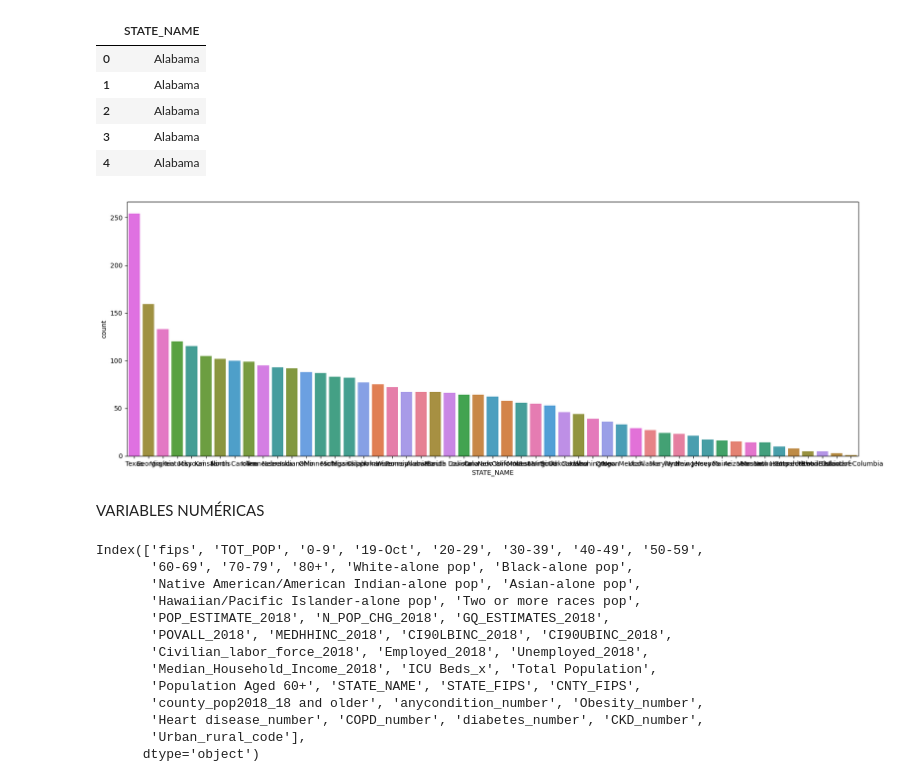
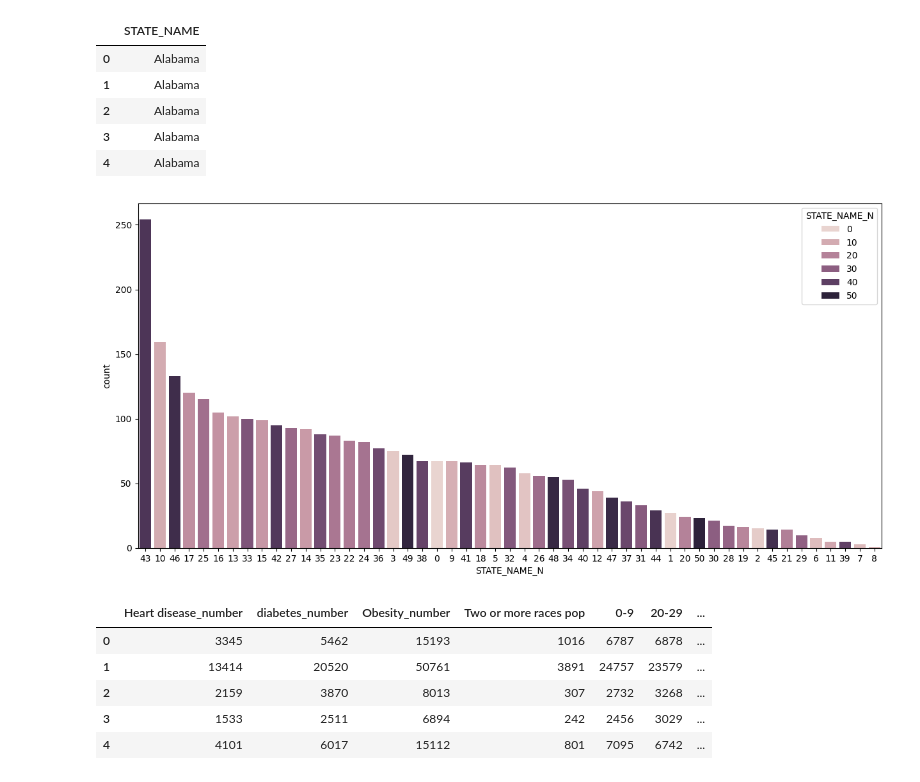
Before and after one commit to PuraCampos/Regr_Lineal_Regularizada, a Jupyter notebook: src/explore.ipynb, the cells around one changed output. Saved outputs shown, nothing was run; the diff lists cells and outputs as text; code cells hidden in the pictures.

```diff
--- a/src/explore.ipynb
+++ b/src/explore.ipynb
@@ -80,12 +37,0 @@ Urban_rural_code
-# %%
-columns=total_data.columns
-columns_out=[]
-for i in columns:
-    if ("%" in str(i)):
-        columns_out.append(i)
-    elif ("2014-18" in str(i)):
-        columns_out.append(i)
-    elif ("R_" in str(i)):
-        columns_out.append(i)
-total_data.drop(columns_out,axis=1, inplace=True)
-total_data.shape
@@ -94,2 +38,2 @@ total_data.shape
-# %%
-total_data.drop("COUNTY_NAME",axis=1, inplace=True)
+# %%
+total_data=total_data[["STATE_NAME",'Heart disease_number','diabetes_number','Obesity_number','Two or more races pop','0-9', '20-29', '30-39', '40-49','50-59','80+','Unemployed_2018','Total nurse practitioners (2019)','Total physician assistants (2019)','Total Hospitals (2019)','Total Specialist Physicians (2019)']]
@@ -135,32 +65,29 @@ df_cat.head()
 | 2 | Alabama |
 | 3 | Alabama |
 | 4 | Alabama |
+# %%
+import json
+ng = list(total_data["STATE_NAME"].unique())
+STATE_NAME_n = dict(zip(ng, list(range(len(ng)))))
+
+with open('/workspaces/Regr_Lineal_Regularizada/data/processed/STATE_NAME_N.json', 'w') as f:
+    json.dump(STATE_NAME_n, f)
+
+total_data["STATE_NAME_N"]=total_data["STATE_NAME"].map(STATE_NAME_n)
 # %%
-import matplotlib.pyplot as plt
-import seaborn as sns
+fig, ax = plt.subplots( figsize = (15, 7))
 
-fig, ax = plt.subplots( figsize = (20, 7))
-
-sns.countplot(data = df_cat, x = "STATE_NAME", order=df_cat["STATE_NAME"].value_counts().index, hue="STATE_NAME")
+sns.countplot(data = total_data, x = "STATE_NAME_N", order=total_data["STATE_NAME_N"].value_counts().index, hue="STATE_NAME_N")
 
 plt.show()
 # %% [output]
-[figure, old version]
+[figure, new version]
-# %% [markdown]
-VARIABLES NUMÉRICAS
 # %%
-df_num.columns
+df_num.head()
 # %% [output]
-Index(['fips', 'TOT_POP', '0-9', '19-Oct', '20-29', '30-39', '40-49', '50-59',
-       '60-69', '70-79', '80+', 'White-alone pop', 'Black-alone pop',
-       'Native American/American Indian-alone pop', 'Asian-alone pop',
-       'Hawaiian/Pacific Islander-alone pop', 'Two or more races pop',
-       'POP_ESTIMATE_2018', 'N_POP_CHG_2018', 'GQ_ESTIMATES_2018',
-       'POVALL_2018', 'MEDHHINC_2018', 'CI90LBINC_2018', 'CI90UBINC_2018',
-       'Civilian_labor_force_2018', 'Employed_2018', 'Unemployed_2018',
-       'Median_Household_Income_2018', 'ICU Beds_x', 'Total Population',
-       'Population Aged 60+', 'STATE_NAME', 'STATE_FIPS', 'CNTY_FIPS',
-       'county_pop2018_18 and older', 'anycondition_number', 'Obesity_number',
-       'Heart disease_number', 'COPD_number', 'diabetes_number', 'CKD_number',
-       'Urban_rural_code'],
-      dtype='object')
+|  | Heart disease_number | diabetes_number | Obesity_number | Two or more races pop | 0-9 | 20-29 | ... |
+| 0 | 3345 | 5462 | 15193 | 1016 | 6787 | 6878 | ... |
+| 1 | 13414 | 20520 | 50761 | 3891 | 24757 | 23579 | ... |
+| 2 | 2159 | 3870 | 8013 | 307 | 2732 | 3268 | ... |
+| 3 | 1533 | 2511 | 6894 | 242 | 2456 | 3029 | ... |
+| 4 | 4101 | 6017 | 15112 | 801 | 7095 | 6742 | ... |
```
Also changed, not shown: parts of 21 cells of this notebook, 1 other file.
